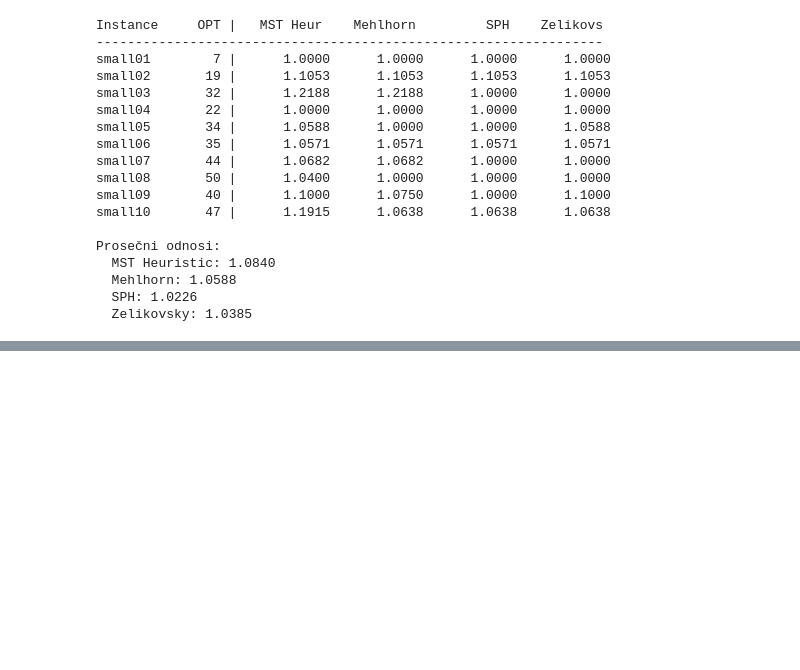
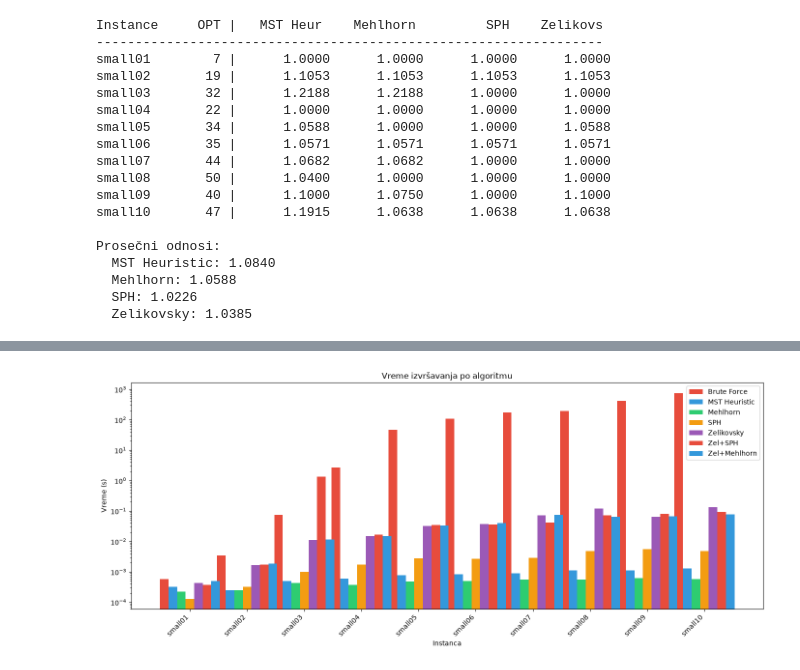
Before and after one commit to TinovoS/Approxiation-algorithms-for-Steiner-trees-in-weighted-graphs, a Jupyter notebook: 03_test_small.ipynb, the cells around one changed output, grey strips where cells are left out. Cells and saved outputs as stored; diff of their text form; code cells hidden in the pictures; blank space fills up the shorter version.

```diff
--- a/03_test_small.ipynb
+++ b/03_test_small.ipynb
@@ -102,0 +172,4 @@ Prosečni odnosi:
+# %%
+plot_times(results_all, algorithms_all)
+# %% [output]
+[figure, added]
```
Also changed, not shown: parts of 10 cells of this notebook.
